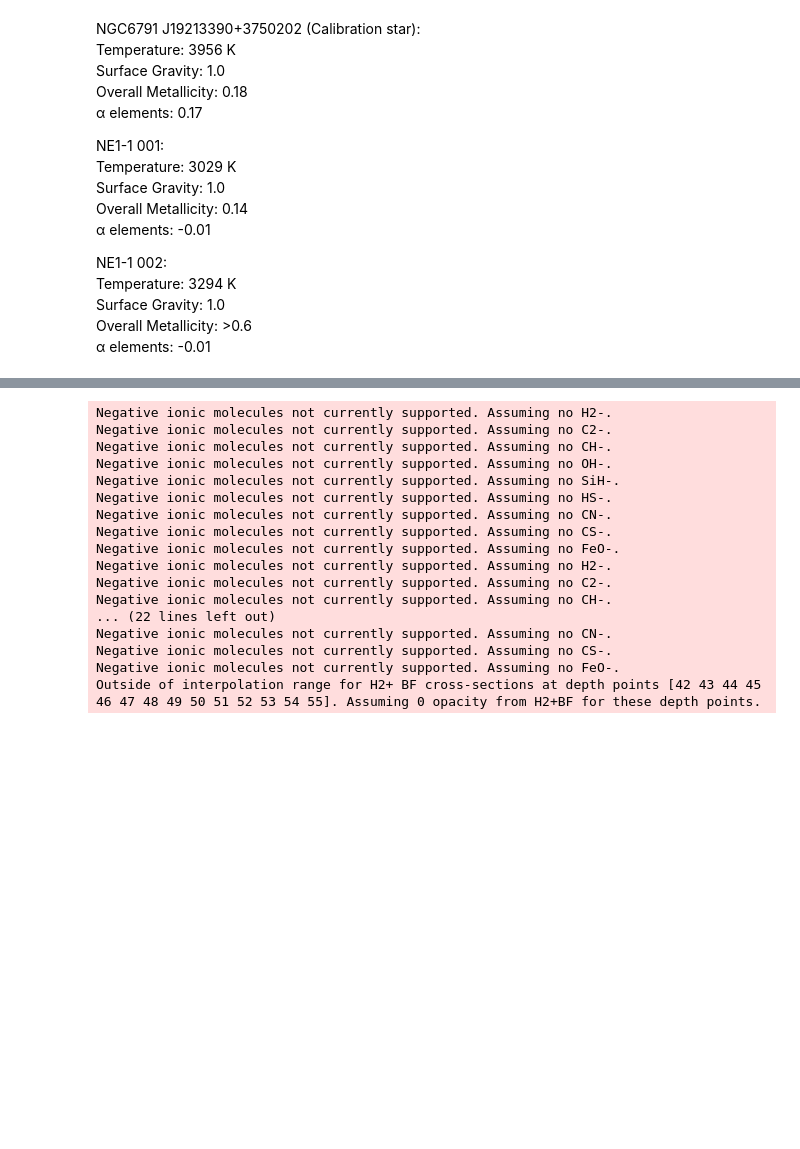
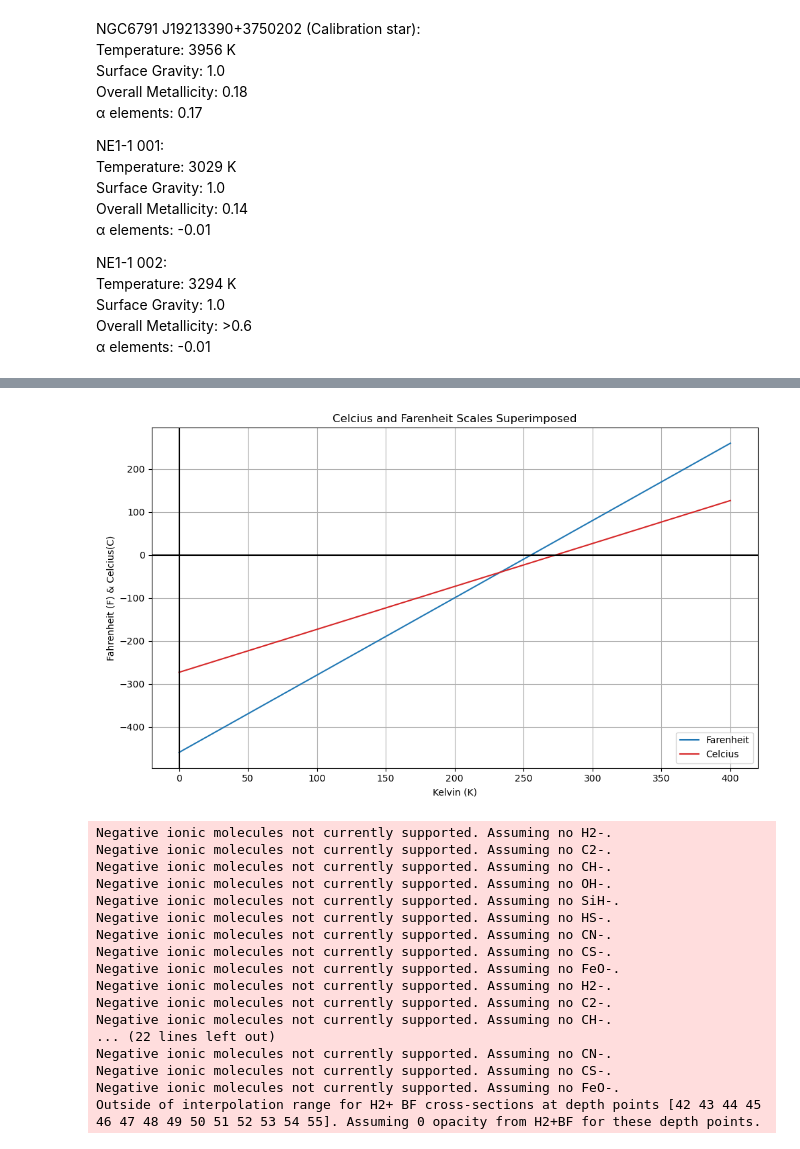
Before and after one commit to Keshavj-07/first_proj, a Jupyter notebook: scripts/NSC.ipynb, the cells around one changed output, grey strips where cells are left out. Drawn from its saved outputs; the diff is of its cells as text; code cells hidden in the pictures; blank space fills up the shorter version.

```diff
--- a/scripts/NSC.ipynb
+++ b/scripts/NSC.ipynb
@@ -42,3 +39,28 @@ The autoreload extension is already loaded. To reload it, use:
+# %%
+plt.figure(figsize=(10, 6))
+K = np.linspace(0,400,500)
+C = K - 273.15
+F = 1.8*K-459.67
+plt.plot(
+    K,F,
+    label="Farenheit",
+)
+plt.plot(
+    K,C,
+    label="Celcius",
+    color="tab:red",
+)
+plt.title("Celcius and Farenheit Scales Superimposed")
+plt.axhline(0, color = 'black')
+plt.axvline(0,color = "black")
+plt.xlabel("Kelvin (K)")
+plt.ylabel("Fahrenheit (F) & Celcius(C)")
+plt.tight_layout()
+plt.legend()
+plt.grid(True)
+plt.show()
+# %% [output]
+[figure, added]
 # %%
 # IGNORE CELL
 obs_w_lambda = 1 * u.Angstrom
```
Also changed, not shown: parts of 1 cell of this notebook, 2 other files.
